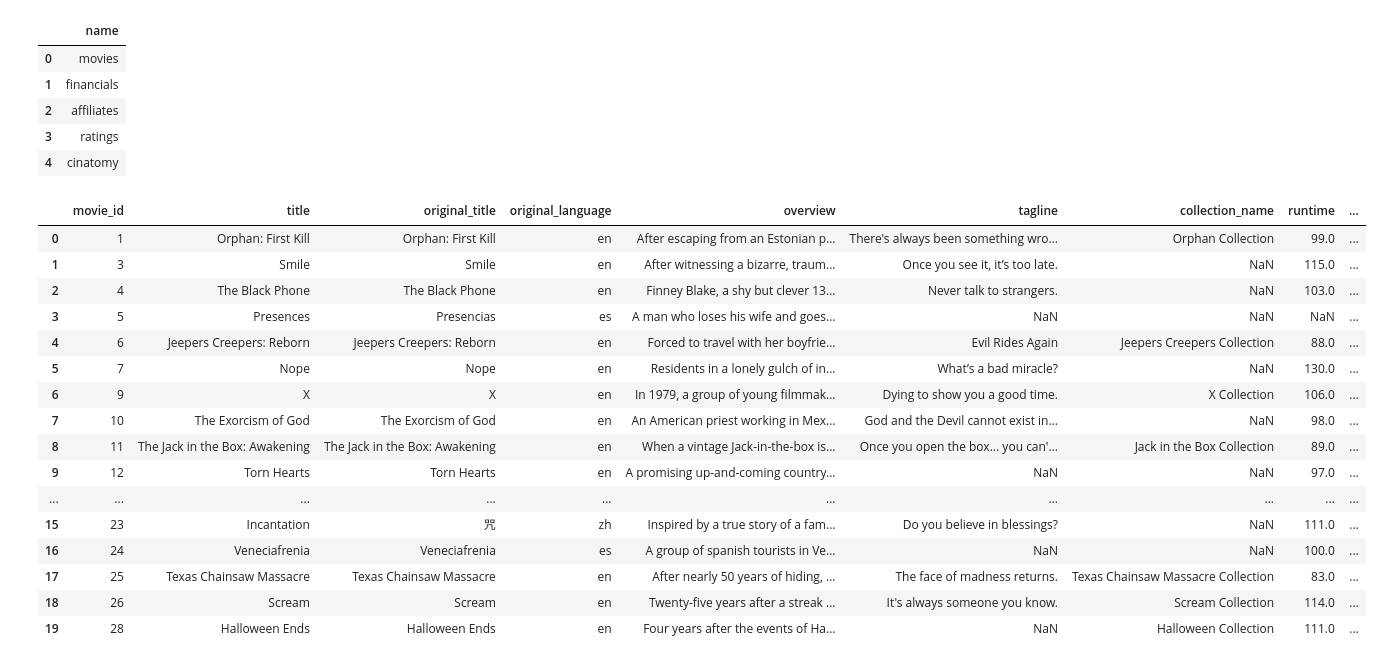
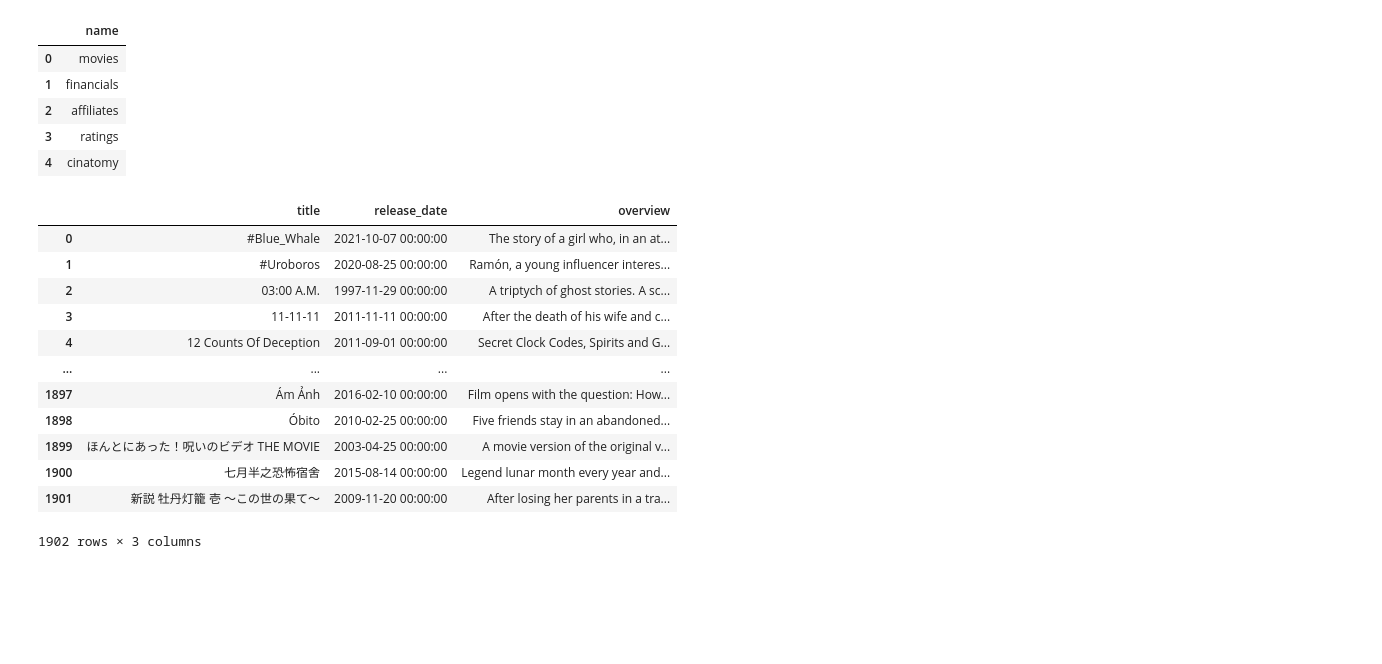
Before and after one commit to JessicaLindsey5514/The_Perfect_Horror_Movie, a Jupyter notebook: Notebooks/perfect_horror_movie.ipynb, the cells around one changed output. Drawn from its saved outputs; the diff is of its cells as text; code cells hidden in the pictures; blank space fills up the shorter version.

```diff
--- a/Notebooks/perfect_horror_movie.ipynb
+++ b/Notebooks/perfect_horror_movie.ipynb
@@ -1307,27 +1737,22 @@ pd.read_sql("SELECT name FROM sqlite_master WHERE type='table';", connection)
 | 4 | cinatomy |
 # %%
 query1 = """
-SELECT * FROM movies
-WHERE release_date >= 1990-01-01
-AND movie_genres LIKE "Horror%"
-LIMIT 20;
+SELECT movies.title, movies.release_date, movies.overview
+FROM movies
+WHERE movies.overview LIKE "%death%";
 """
 pd.read_sql(query1, connection)
 # %% [output]
-|  | movie_id | title | original_title | original_language | overview | tagline | collection_name | runtime | ... |
-| 0 | 1 | Orphan: First Kill | Orphan: First Kill | en | After escaping from an Estonian p... | There's always been something wro... | Orphan Collection | 99.0 | ... |
-| 1 | 3 | Smile | Smile | en | After witnessing a bizarre, traum... | Once you see it, it’s too late. | NaN | 115.0 | ... |
-| 2 | 4 | The Black Phone | The Black Phone | en | Finney Blake, a shy but clever 13... | Never talk to strangers. | NaN | 103.0 | ... |
-| 3 | 5 | Presences | Presencias | es | A man who loses his wife and goes... | NaN | NaN | NaN | ... |
-| 4 | 6 | Jeepers Creepers: Reborn | Jeepers Creepers: Reborn | en | Forced to travel with her boyfrie... | Evil Rides Again | Jeepers Creepers Collection | 88.0 | ... |
-| 5 | 7 | Nope | Nope | en | Residents in a lonely gulch of in... | What’s a bad miracle? | NaN | 130.0 | ... |
-| 6 | 9 | X | X | en | In 1979, a group of young filmmak... | Dying to show you a good time. | X Collection | 106.0 | ... |
-| 7 | 10 | The Exorcism of God | The Exorcism of God | en | An American priest working in Mex... | God and the Devil cannot exist in... | NaN | 98.0 | ... |
-| 8 | 11 | The Jack in the Box: Awakening | The Jack in the Box: Awakening | en | When a vintage Jack-in-the-box is... | Once you open the box... you can'... | Jack in the Box Collection | 89.0 | ... |
-| 9 | 12 | Torn Hearts | Torn Hearts | en | A promising up-and-coming country... | NaN | NaN | 97.0 | ... |
-| ... | ... | ... | ... | ... | ... | ... | ... | ... | ... |
-| 15 | 23 | Incantation | 咒 | zh | Inspired by a true story of a fam... | Do you believe in blessings? | NaN | 111.0 | ... |
-| 16 | 24 | Veneciafrenia | Veneciafrenia | es | A group of spanish tourists in Ve... | NaN | NaN | 100.0 | ... |
-| 17 | 25 | Texas Chainsaw Massacre | Texas Chainsaw Massacre | en | After nearly 50 years of hiding, ... | The face of madness returns. | Texas Chainsaw Massacre Collection | 83.0 | ... |
-| 18 | 26 | Scream | Scream | en | Twenty-five years after a streak ... | It's always someone you know. | Scream Collection | 114.0 | ... |
-| 19 | 28 | Halloween Ends | Halloween Ends | en | Four years after the events of Ha... | NaN | Halloween Collection | 111.0 | ... |
+|  | title | release_date | overview |
+| 0 | #Blue_Whale | 2021-10-07 00:00:00 | The story of a girl who, in an at... |
+| 1 | #Uroboros | 2020-08-25 00:00:00 | Ramón, a young influencer interes... |
+| 2 | 03:00 A.M. | 1997-11-29 00:00:00 | A triptych of ghost stories. A sc... |
+| 3 | 11-11-11 | 2011-11-11 00:00:00 | After the death of his wife and c... |
+| 4 | 12 Counts Of Deception | 2011-09-01 00:00:00 | Secret Clock Codes, Spirits and G... |
+| ... | ... | ... | ... |
+| 1897 | Ám Ảnh | 2016-02-10 00:00:00 | Film opens with the question: How... |
+| 1898 | Óbito | 2010-02-25 00:00:00 | Five friends stay in an abandoned... |
+| 1899 | ほんとにあった！呪いのビデオ THE MOVIE | 2003-04-25 00:00:00 | A movie version of the original v... |
+| 1900 | 七月半之恐怖宿舍 | 2015-08-14 00:00:00 | Legend lunar month every year and... |
+| 1901 | 新説 牡丹灯籠 壱 ～この世の果て～ | 2009-11-20 00:00:00 | After losing her parents in a tra... |
+1902 rows × 3 columns
```
Also changed, not shown: parts of 43 cells of this notebook, 21 other files.
